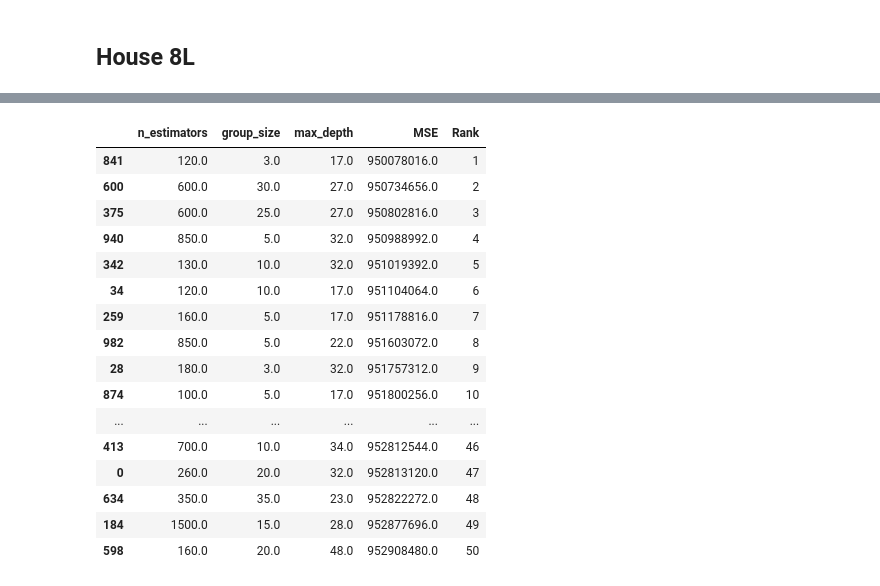
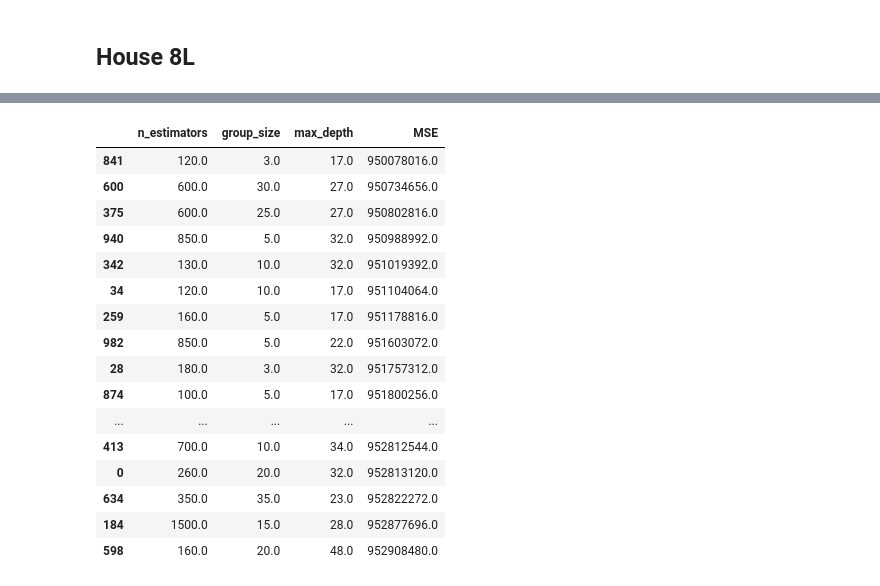
Before and after one commit to fedeegiorgi/proyecto-final, a Jupyter notebook: src/results_analysis/OOB.ipynb, the cells around one changed output, grey strips where cells are left out. Saved outputs shown, nothing was run; the diff lists cells and outputs as text; code cells hidden in the pictures.

```diff
--- a/src/results_analysis/OOB.ipynb
+++ b/src/results_analysis/OOB.ipynb
@@ -143,27 +86,26 @@ df_house_8L
 # %%
 sorted_df_house_8L = df_house_8L.sort_values(by='MSE', ascending=True)
-sorted_df_house_8L['Rank'] = range(1, len(sorted_df_house_8L) + 1)
 
 top_50_house_8L = sorted_df_house_8L[:50]
 top_50_house_8L
 # %% [output]
-|  | n_estimators | group_size | max_depth | MSE | Rank |
-| 841 | 120.0 | 3.0 | 17.0 | 950078016.0 | 1 |
-| 600 | 600.0 | 30.0 | 27.0 | 950734656.0 | 2 |
-| 375 | 600.0 | 25.0 | 27.0 | 950802816.0 | 3 |
-| 940 | 850.0 | 5.0 | 32.0 | 950988992.0 | 4 |
-| 342 | 130.0 | 10.0 | 32.0 | 951019392.0 | 5 |
-| 34 | 120.0 | 10.0 | 17.0 | 951104064.0 | 6 |
-| 259 | 160.0 | 5.0 | 17.0 | 951178816.0 | 7 |
-| 982 | 850.0 | 5.0 | 22.0 | 951603072.0 | 8 |
-| 28 | 180.0 | 3.0 | 32.0 | 951757312.0 | 9 |
-| 874 | 100.0 | 5.0 | 17.0 | 951800256.0 | 10 |
-| ... | ... | ... | ... | ... | ... |
-| 413 | 700.0 | 10.0 | 34.0 | 952812544.0 | 46 |
-| 0 | 260.0 | 20.0 | 32.0 | 952813120.0 | 47 |
-| 634 | 350.0 | 35.0 | 23.0 | 952822272.0 | 48 |
-| 184 | 1500.0 | 15.0 | 28.0 | 952877696.0 | 49 |
-| 598 | 160.0 | 20.0 | 48.0 | 952908480.0 | 50 |
+|  | n_estimators | group_size | max_depth | MSE |
+| 841 | 120.0 | 3.0 | 17.0 | 950078016.0 |
+| 600 | 600.0 | 30.0 | 27.0 | 950734656.0 |
+| 375 | 600.0 | 25.0 | 27.0 | 950802816.0 |
+| 940 | 850.0 | 5.0 | 32.0 | 950988992.0 |
+| 342 | 130.0 | 10.0 | 32.0 | 951019392.0 |
+| 34 | 120.0 | 10.0 | 17.0 | 951104064.0 |
+| 259 | 160.0 | 5.0 | 17.0 | 951178816.0 |
+| 982 | 850.0 | 5.0 | 22.0 | 951603072.0 |
+| 28 | 180.0 | 3.0 | 32.0 | 951757312.0 |
+| 874 | 100.0 | 5.0 | 17.0 | 951800256.0 |
+| ... | ... | ... | ... | ... |
+| 413 | 700.0 | 10.0 | 34.0 | 952812544.0 |
+| 0 | 260.0 | 20.0 | 32.0 | 952813120.0 |
+| 634 | 350.0 | 35.0 | 23.0 | 952822272.0 |
+| 184 | 1500.0 | 15.0 | 28.0 | 952877696.0 |
+| 598 | 160.0 | 20.0 | 48.0 | 952908480.0 |
 # %%
 # Drop the 'MSE' column from each top_50 DataFrame
 top_50_wind_dropped = top_50_wind.drop(columns=['MSE'])
```
Also changed, not shown: parts of 6 cells of this notebook, 10 other files.
